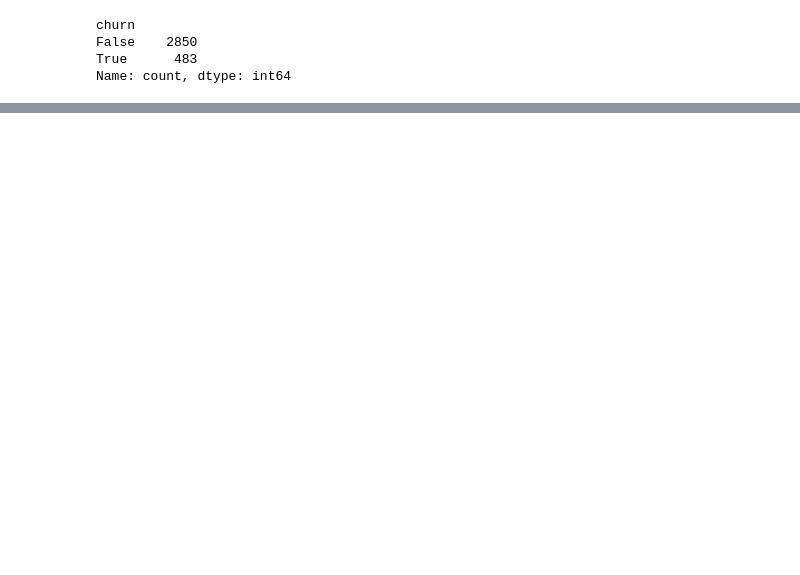
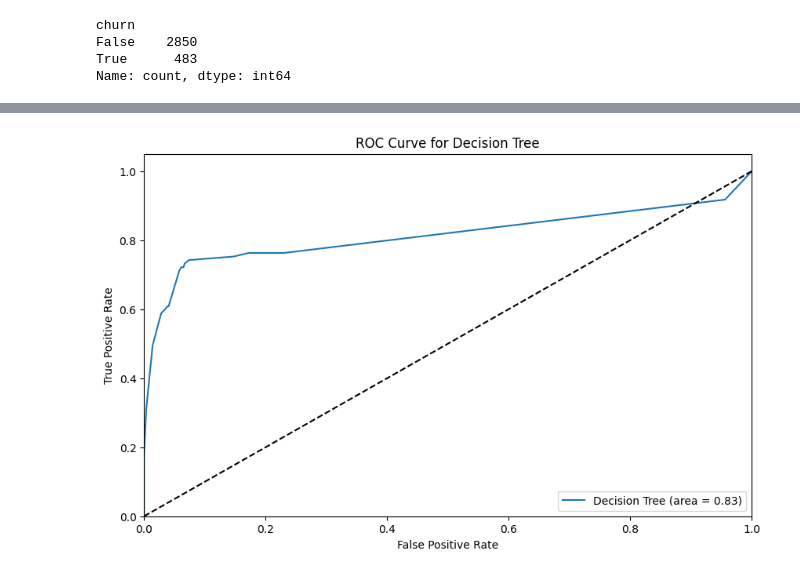
Before and after one commit to Owiti-Charles/Churn-Analysis, a Jupyter notebook: index.ipynb, the cells around one changed output, grey strips where cells are left out. Drawn from its saved outputs; the diff is of its cells as text; code cells hidden in the pictures; blank space fills up the shorter version.

```diff
--- a/index.ipynb
+++ b/index.ipynb
@@ -302,0 +436,15 @@ weighted avg       0.85      0.68      0.73       834
+# %%
+# Plot ROC curve for Decision Tree
+fpr_dec_tree, tpr_dec_tree, thresholds_dec_tree = roc_curve(y_test, best_dec_tree.predict_proba(X_test)[:, 1])
+plt.figure(figsize=(10, 6))
+plt.plot(fpr_dec_tree, tpr_dec_tree, label='Decision Tree (area = {:.2f})'.format(roc_auc_score(y_test, y_pred_dec_tree)))
+plt.plot([0, 1], [0, 1], 'k--')
+plt.xlim([0.0, 1.0])
+plt.ylim([0.0, 1.05])
+plt.xlabel('False Positive Rate')
+plt.ylabel('True Positive Rate')
+plt.title('ROC Curve for Decision Tree')
+plt.legend(loc='lower right')
+plt.show()
+# %% [output]
+[figure, added]
```
Also changed, not shown: parts of 49 cells of this notebook.
